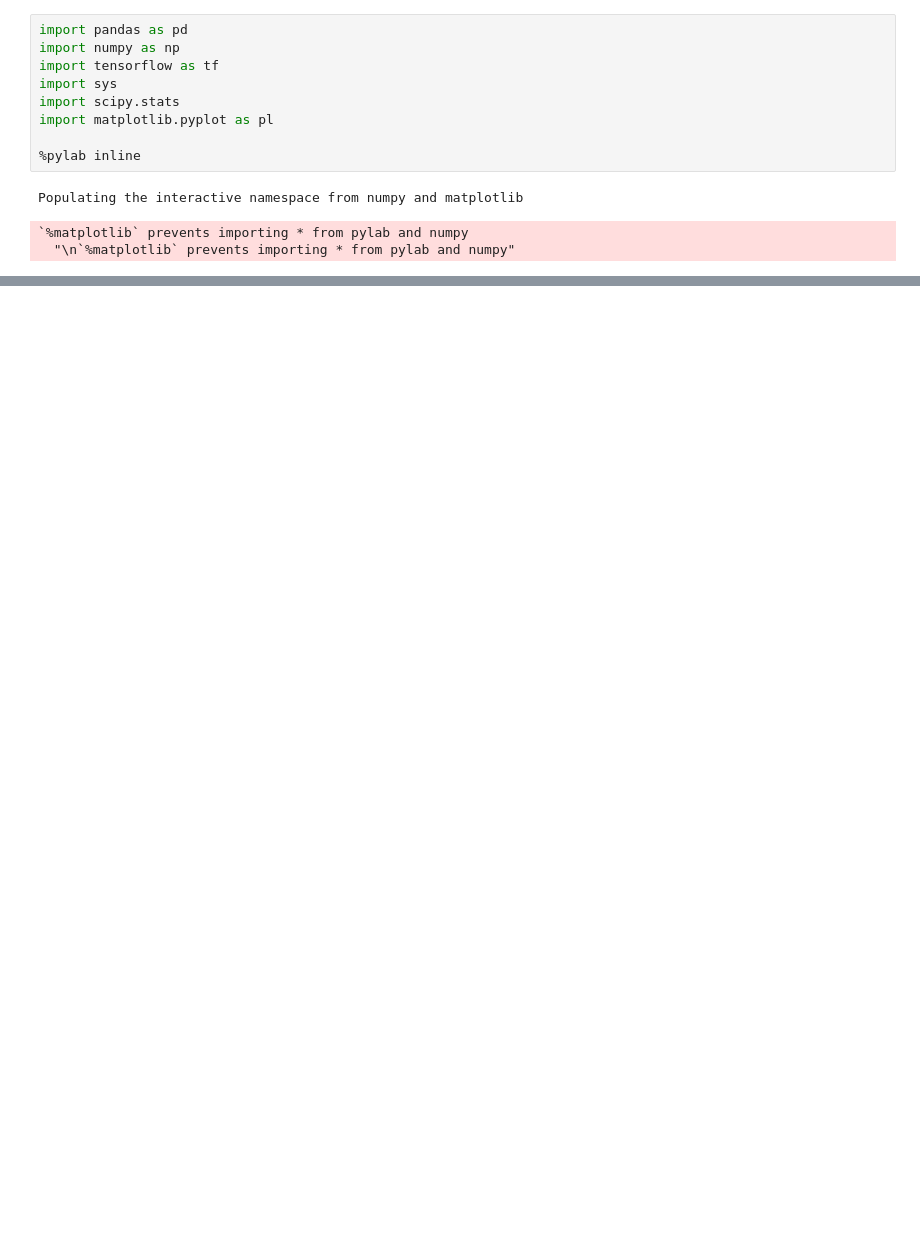
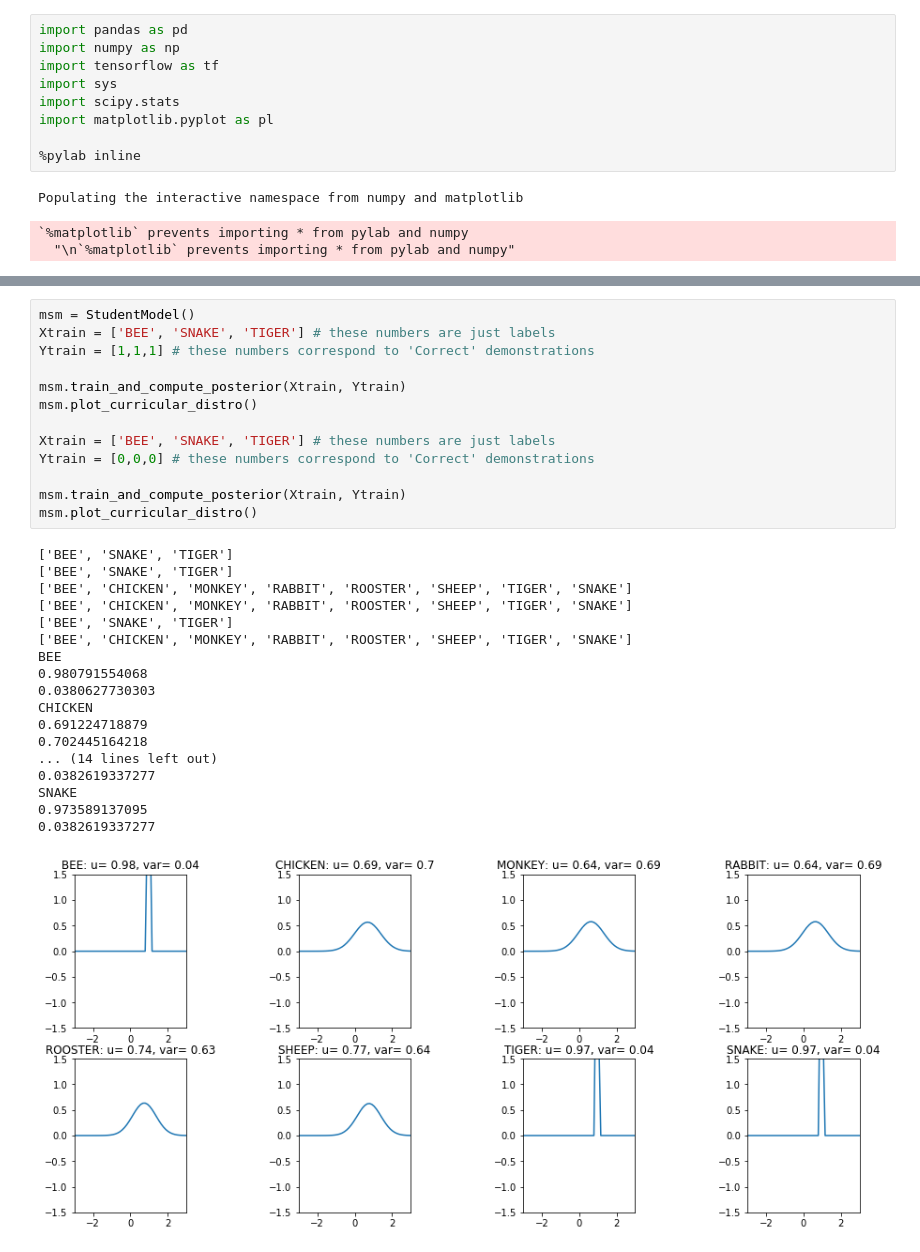
Before and after one commit to kirenguyen/unity-game-controllers, a Jupyter notebook: Student_Model_Example.ipynb, the cells around one changed output, grey strips where cells are left out. Cells and saved outputs as stored; diff of their text form; blank space fills up the shorter version.

```diff
--- a/Student_Model_Example.ipynb
+++ b/Student_Model_Example.ipynb
@@ -177,0 +275,32 @@ subplots_adjust(left, bottom, right, top, wspace, hspace)
+# %%
+msm = StudentModel()
+Xtrain = ['BEE', 'SNAKE', 'TIGER'] # these numbers are just labels
+Ytrain = [1,1,1] # these numbers correspond to 'Correct' demonstrations
+
+msm.train_and_compute_posterior(Xtrain, Ytrain)
+msm.plot_curricular_distro()
+
+Xtrain = ['BEE', 'SNAKE', 'TIGER'] # these numbers are just labels
+Ytrain = [0,0,0] # these numbers correspond to 'Correct' demonstrations
+
+msm.train_and_compute_posterior(Xtrain, Ytrain)
+msm.plot_curricular_distro()
+# %% [output]
+['BEE', 'SNAKE', 'TIGER']
+['BEE', 'SNAKE', 'TIGER']
+['BEE', 'CHICKEN', 'MONKEY', 'RABBIT', 'ROOSTER', 'SHEEP', 'TIGER', 'SNAKE']
+['BEE', 'CHICKEN', 'MONKEY', 'RABBIT', 'ROOSTER', 'SHEEP', 'TIGER', 'SNAKE']
+['BEE', 'SNAKE', 'TIGER']
+['BEE', 'CHICKEN', 'MONKEY', 'RABBIT', 'ROOSTER', 'SHEEP', 'TIGER', 'SNAKE']
+BEE
+0.980791554068
+0.0380627730303
+CHICKEN
+0.691224718879
+0.702445164218
+... (14 lines left out)
+0.0382619337277
+SNAKE
+0.973589137095
+0.0382619337277
+[figure, added]
```
Also changed, not shown: parts of 4 cells of this notebook, 3 other files.
